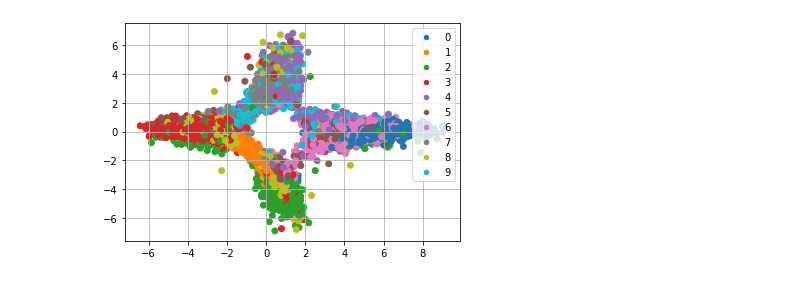
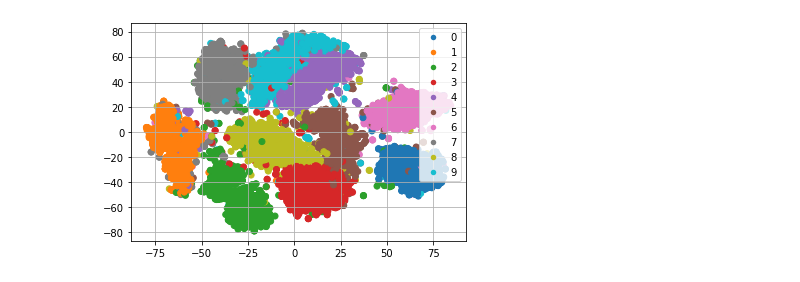
Before and after one commit to mlutils/beamds, a Jupyter notebook: notebooks/beam_deep_tsne.ipynb, the cells around one changed output. Drawn from its saved outputs; the diff is of its cells as text; code cells hidden in the pictures.

Commit message:
work on deep tsne

```diff
--- a/notebooks/beam_deep_tsne.ipynb
+++ b/notebooks/beam_deep_tsne.ipynb
@@ -93,13 +130,21 @@ ax.grid(True)
+# %%
+dataset = MNISTDataset(args)
+# %%
+x_test = dataset[dataset.indices_split['test']][1]['x']
+# %%
+x_test = x_test.view(len(x_test), -1).detach().cpu().numpy()
+# %%
+e = tsne.fit_transform(x_test)
 # %%
 fig, ax = plt.subplots()
-sc = ax.scatter(z[:, 0], z[:, 1], c=y, cmap='tab10')
+sc = ax.scatter(e[:, 0], e[:, 1], c=y, cmap='tab10')
 
 size = 30
 lp = lambda i: plt.plot([],color=sc.cmap(sc.norm(i)), ms=np.sqrt(size), mec="none",
                         label="{:g}".format(i), ls="", marker="o")[0]
 handles = [lp(i) for i in np.arange(10)]
 plt.legend(handles=handles)
 
 ax.grid(True)
 # %% [output]
-[figure, old version]
+[figure, new version]
```
Also changed, not shown: parts of 14 cells of this notebook, 4 other files.
